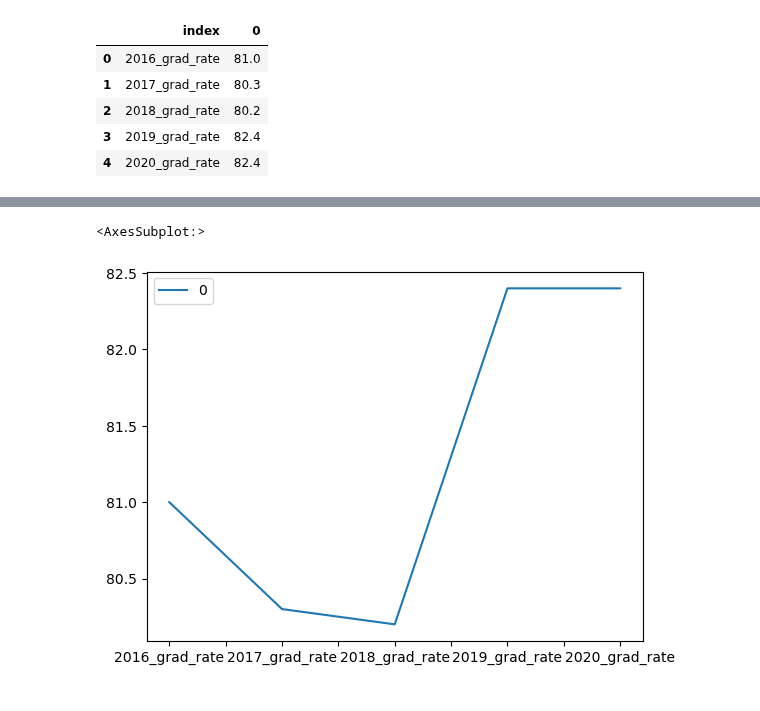
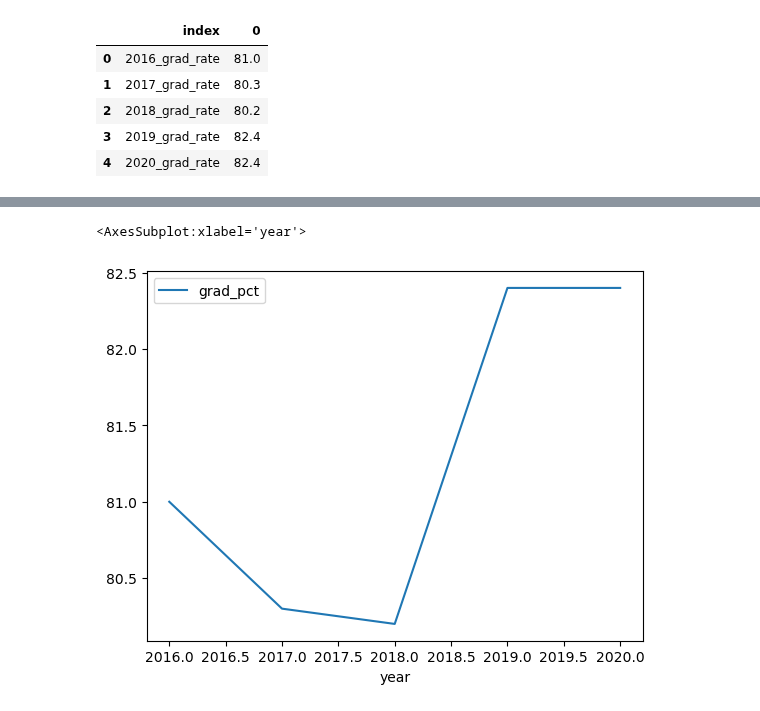
Before and after one commit to jwhankins177/capstone-budget-impact-jupyternb-python, a Jupyter notebook: notebooks/graduation.ipynb, the cells around one changed output, grey strips where cells are left out. Cells and saved outputs as stored; diff of their text form; code cells hidden in the pictures.

Commit message:
graphs graphs graphs

```diff
--- a/notebooks/graduation.ipynb
+++ b/notebooks/graduation.ipynb
@@ -217,0 +220,6 @@ df_grad.reset_index()
+# %%
+df_grad.columns = ['grad_pct','year']
+# %%
+df_grad = df_grad[['grad_pct','year']]
+# %%
+df_grad = df_grad.reset_index()
@@ -217,0 +235,2 @@ df_grad.reset_index()
+# %%
+df_grad.drop(labels = 'index', axis = 1, inplace = True)
@@ -218,5 +249,5 @@ df_grad.reset_index()
 # %%
-df_grad.plot(kind='line')
+df_grad.plot(kind='line', x = 'year', y = 'grad_pct')
 # %% [output]
-<AxesSubplot:>
+<AxesSubplot:xlabel='year'>
-[figure, old version]
+[figure, new version]
```
Also changed, not shown: parts of 4 cells of this notebook, 4 other files.
